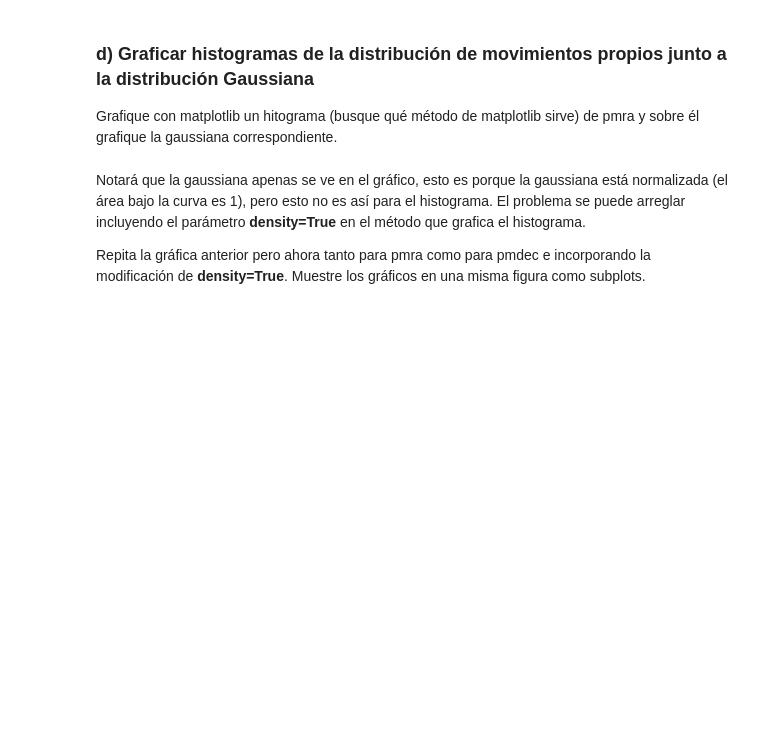
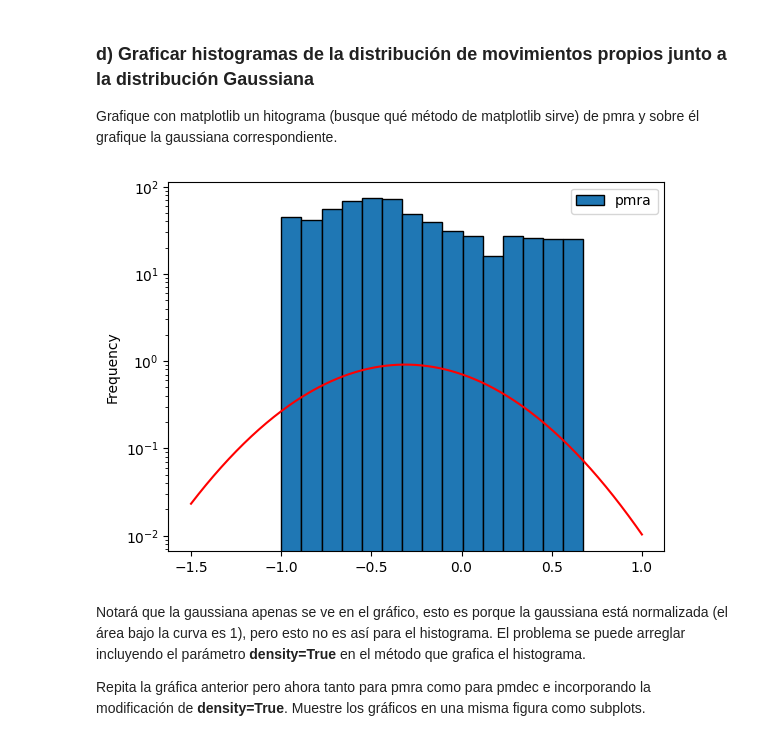
Before and after one commit to Martin-EliasG/Tarea-2, a Jupyter notebook: Tarea2.ipynb, the cells around one changed output. Saved outputs shown, nothing was run; the diff lists cells and outputs as text; code cells hidden in the pictures; blank space fills up the shorter version.

```diff
--- a/Tarea2.ipynb
+++ b/Tarea2.ipynb
@@ -155,7 +148,23 @@ fx_pmdec =
+# %%
+from scipy.stats import norm
+
+
+x_pmra = np.linspace(-1.5,1,300)
+fx_pmra = norm.pdf(x_pmra,mu_pmra,std_pmra)
+
+x_pmdec = np.linspace(-2.5,0.5,300)
+fx_pmdec = norm.pdf(x_pmdec,mu_pmdec,std_pmdec)
 # %% [markdown]
 ### d) Graficar histogramas de la distribución de movimientos propios junto a la distribución Gaussiana
 
 Grafique con matplotlib un hitograma (busque qué método de matplotlib sirve) de pmra y sobre él grafique la gaussiana correspondiente.
+# %%
+
+df_cumulus.plot.hist(y="pmra",edgecolor="black", bins=15, logy= True)
+plt.plot(x_pmra,fx_pmra, color='red')
+plt.show()
+# %% [output]
+[figure, added]
 # %% [markdown]
 Notará que la gaussiana apenas se ve en el gráfico, esto es porque la gaussiana está normalizada (el área bajo la curva es 1), pero esto no es así para el histograma. El problema se puede arreglar incluyendo el parámetro **density=True** en el método que grafica el histograma.
 
```
Also changed, not shown: parts of 2 cells of this notebook.
